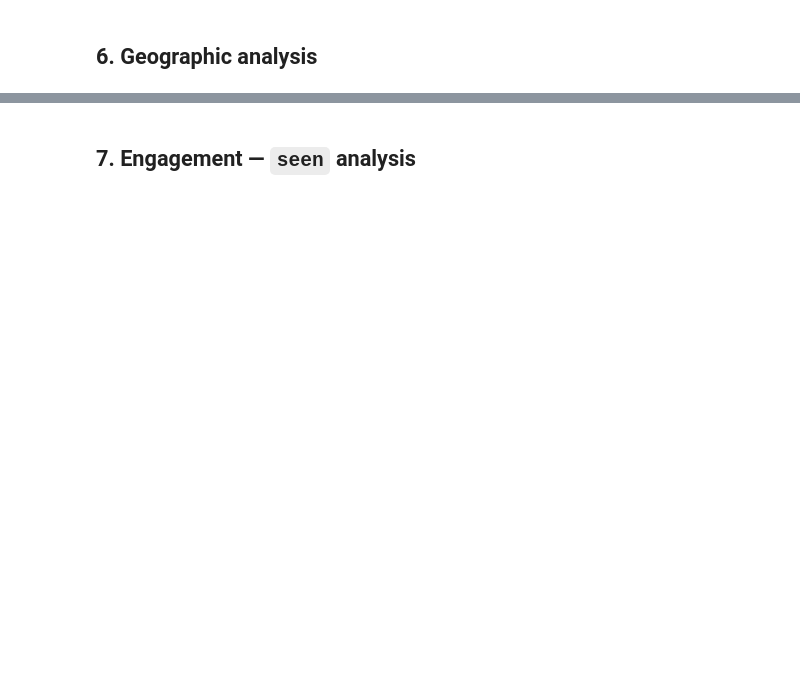
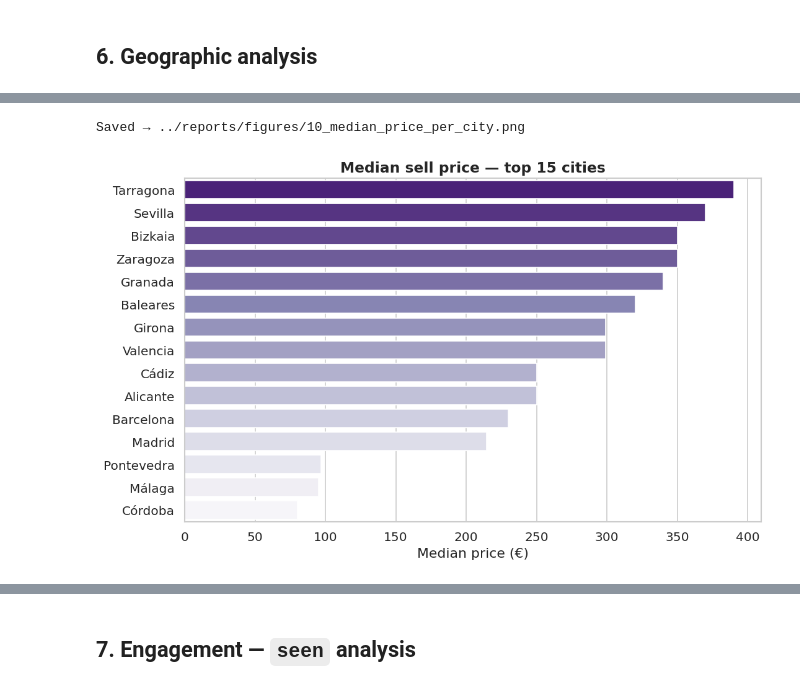
Before and after one commit to albertjimrod/hispasonic, a Jupyter notebook: notebooks/02_eda.ipynb, the cells around one changed output, grey strips where cells are left out. Cells and saved outputs as stored; diff of their text form; code cells hidden in the pictures; blank space fills up the shorter version.

```diff
--- a/notebooks/02_eda.ipynb
+++ b/notebooks/02_eda.ipynb
@@ -223,18 +277,21 @@ savefig('09_top_cities_by_listings')
 # %%
 # ── 6b. Median sell price by top city ────────────────────────────────────
 city_price = (
     df_sell[df_sell['city'].isin(top_cities.index)]
     .groupby('city')['price']
     .median()
     .sort_values(ascending=False)
 )
 
 fig, ax = plt.subplots(figsize=(10, 6))
-sns.barplot(x=city_price.values, y=city_price.index, ax=ax, palette='Purples_r')
+sns.barplot(x=city_price.values, y=city_price.index, hue=city_price.index,ax=ax, palette='Purples_r')
 ax.set_title(f'Median sell price — top {TOP_N} cities', fontsize=14, fontweight='bold')
 ax.set_xlabel('Median price (€)')
 ax.set_ylabel('')
 savefig('10_median_price_per_city')
+# %% [output]
+Saved → ../reports/figures/10_median_price_per_city.png
+[figure, added]
 # %%
 # ── 6c. City activity over time (top 6) ───────────────────────────────────
 top6_cities = df['city'].value_counts().head(6).index.tolist()
```
Also changed, not shown: parts of 21 cells of this notebook, 2 other files.
